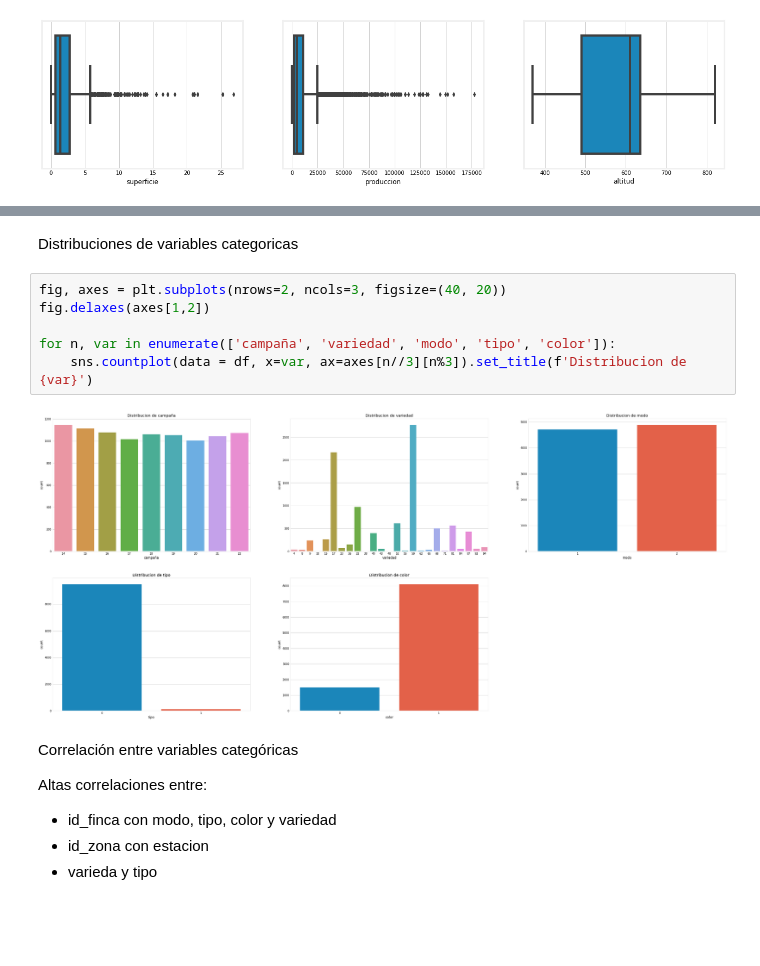
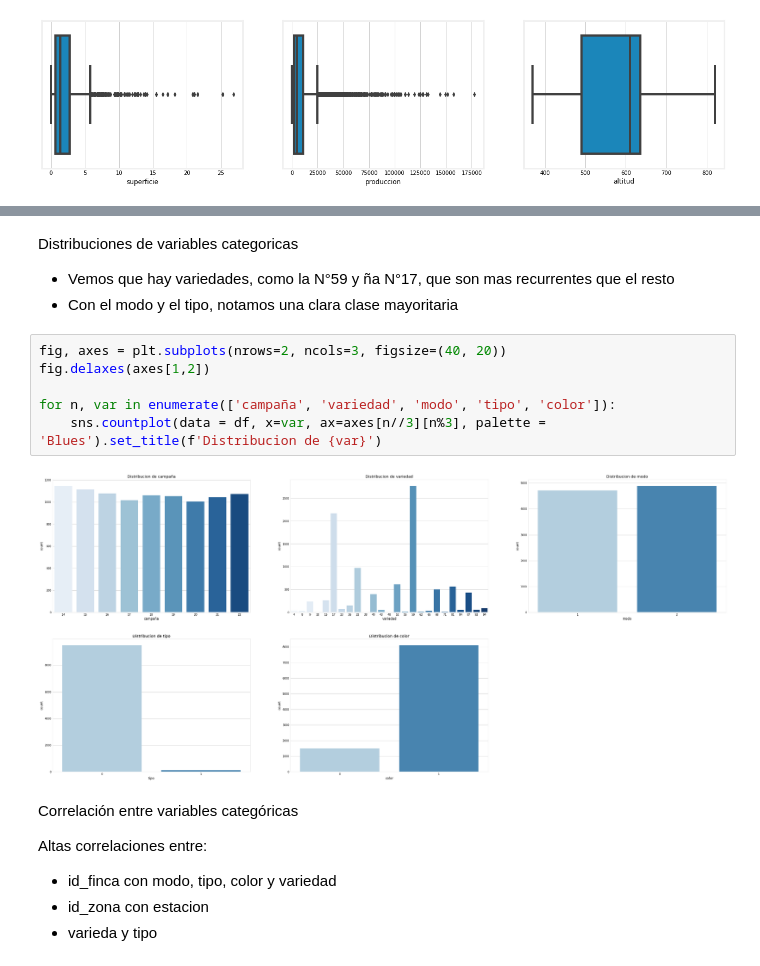
Before and after one commit to vitostamatti/datathon-cajamar-malbecs, a Jupyter notebook: notebooks/01-Exploracion-Malbecs.ipynb, the cells around one changed output, grey strips where cells are left out. Saved outputs shown, nothing was run; the diff lists cells and outputs as text; blank space fills up the shorter version.

```diff
--- a/notebooks/01-Exploracion-Malbecs.ipynb
+++ b/notebooks/01-Exploracion-Malbecs.ipynb
@@ -360,13 +354,16 @@ Generate_heatmap_graph(var_corr
-# %% [markdown]
-Distribuciones de variables categoricas
+# %% [markdown]
+Distribuciones de variables categoricas
+
+- Vemos que hay variedades, como la N°59 y ña N°17, que son mas recurrentes que el resto
+- Con el modo y el tipo, notamos una clara clase mayoritaria
 # %%
 fig, axes = plt.subplots(nrows=2, ncols=3, figsize=(40, 20))
 fig.delaxes(axes[1,2])
 
 for n, var in enumerate(['campaña', 'variedad', 'modo', 'tipo', 'color']):
-    sns.countplot(data = df, x=var, ax=axes[n//3][n%3]).set_title(f'Distribucion de {var}')
+    sns.countplot(data = df, x=var, ax=axes[n//3][n%3], palette = 'Blues').set_title(f'Distribucion de {var}')
 # %% [output]
-[figure, old version]
+[figure, new version]
 # %% [markdown]
 Correlación entre variables categóricas
 
```
Also changed, not shown: parts of 52 cells of this notebook, 1 other file.
